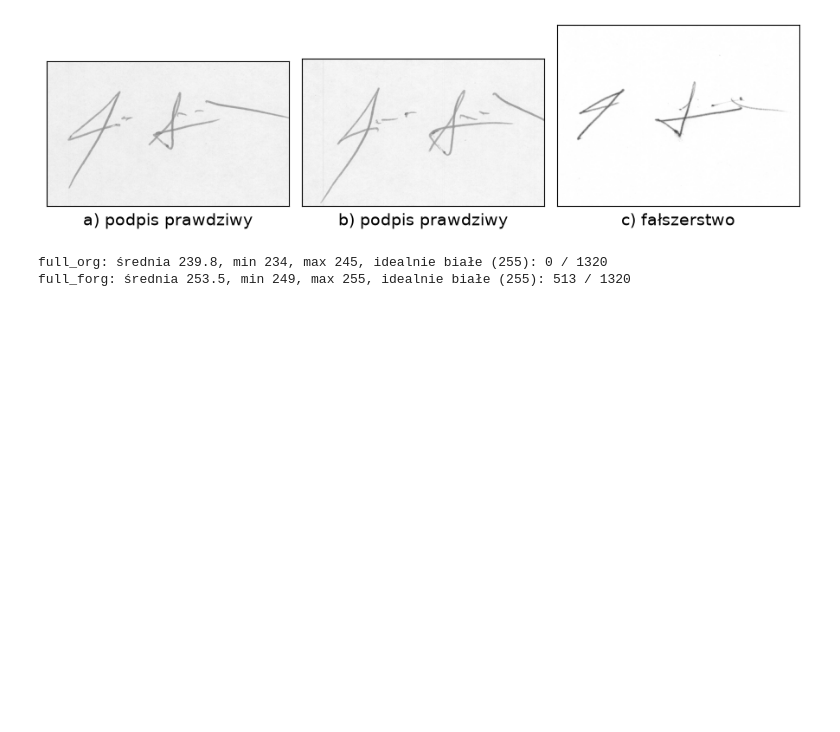
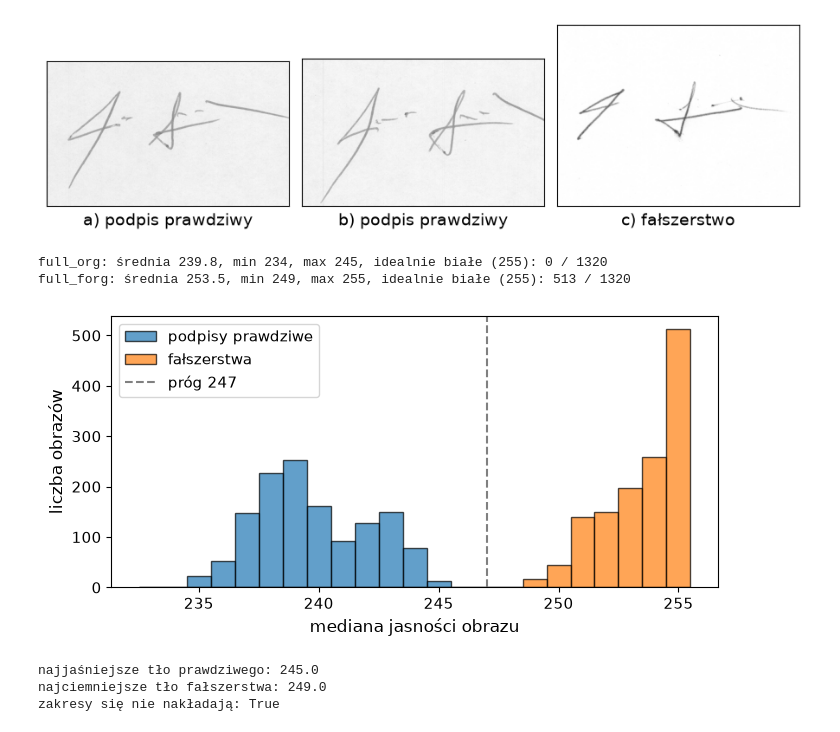
Before and after one commit to sluchson/signature-verification, a Jupyter notebook: notebooks/01_eksploracja_danych.ipynb, the cells around one changed output. Saved outputs shown, nothing was run; the diff lists cells and outputs as text; code cells hidden in the pictures; blank space fills up the shorter version.

Commit message:
Podrozdzial 3.2, histogram tla, poprawki po pracy Kalery

```diff
--- a/notebooks/01_eksploracja_danych.ipynb
+++ b/notebooks/01_eksploracja_danych.ipynb
@@ -471,3 +471,28 @@ for name, v in [("full_org", bg_org), ("full_forg", bg_forg)]:
 # %% [output]
 full_org: średnia 239.8, min 234, max 245, idealnie białe (255): 0 / 1320
 full_forg: średnia 253.5, min 249, max 255, idealnie białe (255): 513 / 1320
+# %%
+bins = np.arange(232.5, 256.5, 1)
+
+fig, ax = plt.subplots(figsize=(7, 3.5))
+ax.hist(bg_org, bins=bins, color="tab:blue", edgecolor="black", alpha=0.7, label="podpisy prawdziwe")
+ax.hist(bg_forg, bins=bins, color="tab:orange", edgecolor="black", alpha=0.7, label="fałszerstwa")
+ax.axvline(247, color="gray", linestyle="--", label="próg 247")
+
+ax.set_xlabel("mediana jasności obrazu", fontsize=12)
+ax.set_ylabel("liczba obrazów", fontsize=12)
+ax.tick_params(labelsize=11)
+ax.legend(fontsize=11)
+
+plt.tight_layout()
+fig.savefig(FIG_DIR / "tlo_histogram.png", dpi=200, bbox_inches="tight")
+plt.show()
+
+print("najjaśniejsze tło prawdziwego:", bg_org.max())
+print("najciemniejsze tło fałszerstwa:", bg_forg.min())
+print("zakresy się nie nakładają:", bg_org.max() < bg_forg.min())
+# %% [output]
+[figure, added]
+najjaśniejsze tło prawdziwego: 245.0
+najciemniejsze tło fałszerstwa: 249.0
+zakresy się nie nakładają: True
```
Also changed, not shown: 5 other files.
